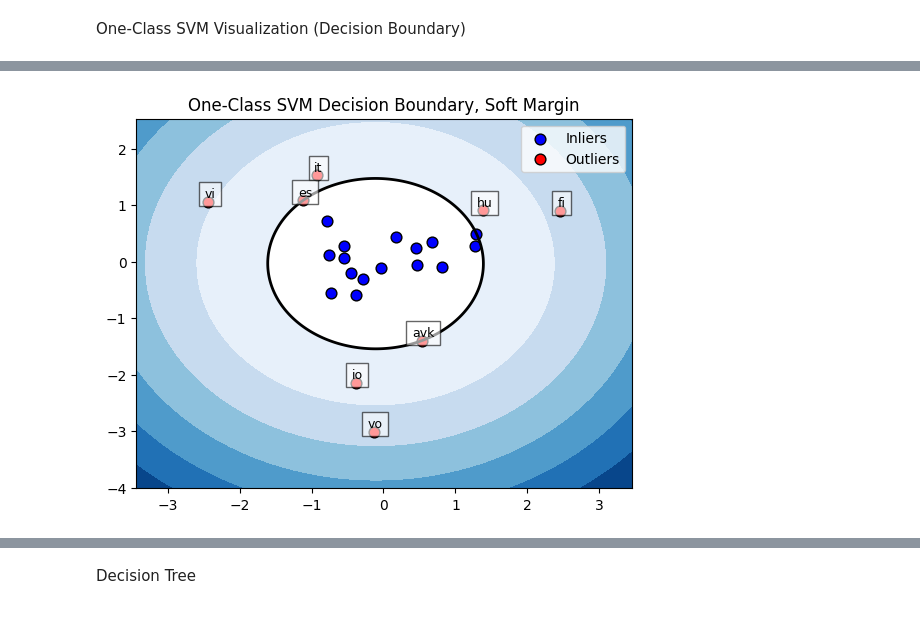
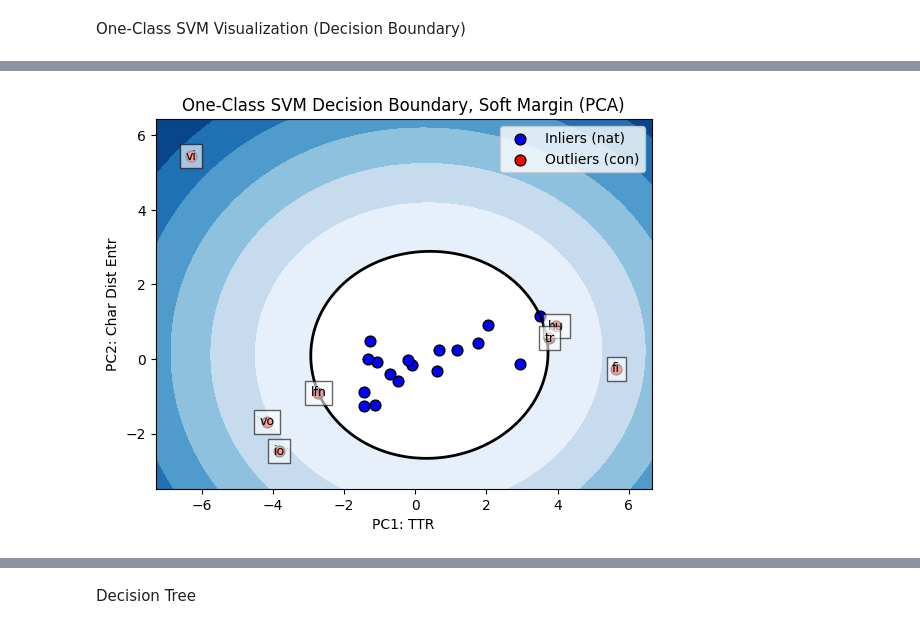
Before and after one commit to kirbergerconnor/iscl-thesis, a Jupyter notebook: classification.ipynb, the cells around one changed output, grey strips where cells are left out. Saved outputs shown, nothing was run; the diff lists cells and outputs as text; code cells hidden in the pictures.

Commit message:
Clean up OCSVM code and graph, include PC names

```diff
--- a/classification.ipynb
+++ b/classification.ipynb
@@ -154,83 +145,103 @@ One-Class SVM Visualization (Decision Boundary)
 # Plot decision function of finetuned One-Class SVM (visualization in 2D space)
 # How can I interpret the decision function? Should I visualize the decision boundary differently?
 
-features = data.drop(columns=['Corpus', 'Type'])
-target = np.where(data['Type'] == 'nat', 1, -1)
+X, y = data.iloc[:,2:].values.round(decimals=3), data.iloc[:,1].map({'con':-1, 'nat':1}).values
+scaler = StandardScaler()
+X_scaled = scaler.fit_transform(X)
+
 pca = PCA(n_components=2)
-features_2d = pca.fit_transform(features)
-scaler = StandardScaler()
-features_scaled = scaler.fit_transform(features_2d)
+X_pca = pca.fit_transform(X_scaled)
 
-# Annotate the outliers in the graph with their corresponding 'Corpus' values
-corpus = data['Corpus'].values
+# Find PC1 and PC2
+components_df = pd.DataFrame(pca.components_, columns=data.select_dtypes(include='number').columns, index=['PC1', 'PC2'])
+def get_top_features(components_df, pc_name, top_n=1):
+    pc_loadings = components_df.loc[pc_name]
+    top_features = pc_loadings.abs().nlargest(top_n).index
+    return top_features.tolist()
 
 # Hard Margin OCSVM
-# Has 2 outliers at n=0.01
-hard_ocsvm = OneClassSVM(kernel='rbf', gamma=0.01, nu=0.01)
-hard_ocsvm.fit(features_scaled)
+# Has 2 outliers at n=0.05
+hard_ocsvm = OneClassSVM(kernel='rbf', gamma=0.01, nu=0.05)
+hard_ocsvm.fit(X_pca)
 
 # Predict the decision function (distance to the decision boundary)
-hard_decision_function = hard_ocsvm.decision_function(features_scaled)
-hard_predictions = hard_ocsvm.predict(features_scaled)
+hard_decision_function = hard_ocsvm.decision_function(X_pca)
+hard_pred = hard_ocsvm.predict(X_pca)
 
 # Plot decision boundary and margins
-xx, yy = np.meshgrid(np.linspace(features_scaled[:, 0].min() - 1, features_scaled[:, 0].max() + 1, 500),
-                     np.linspace(features_scaled[:, 1].min() - 1, features_scaled[:, 1].max() + 1, 500))
+xx, yy = np.meshgrid(np.linspace(X_pca[:, 0].min() - 1, X_pca[:, 0].max() + 1, 500),
+                     np.linspace(X_pca[:, 1].min() - 1, X_pca[:, 1].max() + 1, 500))
 
 Z = hard_ocsvm.decision_function(np.c_[xx.ravel(), yy.ravel()])
 Z = Z.reshape(xx.shape)
 
 # Plot decision function as a contour plot
 plt.contourf(xx, yy, Z, levels=np.linspace(Z.min(), 0, 7), cmap=plt.cm.Blues_r)
-a = plt.contour(xx, yy, Z, levels=[0], linewidths=2, colors='black')
+plt.contour(xx, yy, Z, levels=[0], linewidths=2, colors='black')
 plt.contourf(xx, yy, Z, levels=[0, Z.max()], colors='white')
 
-plt.scatter(features_scaled[hard_predictions == 1][:, 0], features_scaled[hard_predictions == 1][:, 1],
-            c='blue', label='Inliers', edgecolors='k', s=60)
-plt.scatter(features_scaled[hard_predictions == -1][:, 0], features_scaled[hard_predictions == -1][:, 1],
-            c='red', label='Outliers', edgecolors='k', s=60)
+plt.scatter(X_pca[hard_pred == 1][:, 0], X_pca[hard_pred == 1][:, 1],
+            c='blue', label='Inliers (nat)', edgecolors='k', s=60)
+plt.scatter(X_pca[hard_pred == -1][:, 0], X_pca[hard_pred == -1][:, 1],
+            c='red', label='Outliers (con)', edgecolors='k', s=60)
 
-for i, corpus_value in enumerate(corpus):
-    if hard_predictions[i] == -1:
-        plt.text(features_scaled[i, 0] + 0.02, features_scaled[i, 1] + 0.02, corpus_value,
-                 fontsize=9, color='black', ha='center', va='bottom', bbox=dict(facecolor='white', alpha=0.6))
+for i, corpus_value in enumerate(data['Corpus'].values):
+    if hard_pred[i] == -1:
+        plt.annotate(
+            corpus_value,
+            (X_pca[i, 0], X_pca[i, 1]),
+            textcoords="offset points", xytext=(0, 0),
+            ha='center', va='center',
+            fontsize=9, color='black',
+            bbox=dict(facecolor='white', alpha=0.6)
+        )
 
-plt.title('One-Class SVM Decision Boundary, Hard Margin')
+plt.title('One-Class SVM Decision Boundary, Hard Margin (PCA)')
+plt.xlabel(f"PC1: {get_top_features(components_df, 'PC1')[0]}")
+plt.ylabel(f"PC2: {get_top_features(components_df, 'PC2')[0]}")
 plt.legend()
 plt.show()
 
 # Soft Margin OCSVM
 # Has 8 outliers at n=0.3
 soft_ocsvm = OneClassSVM(kernel='rbf', gamma=0.01, nu=0.3)
-soft_ocsvm.fit(features_scaled)
+soft_ocsvm.fit(X_pca)
 
 # Predict the decision function (distance to the decision boundary)
-soft_decision_function = soft_ocsvm.decision_function(features_scaled)
-soft_predictions = soft_ocsvm.predict(features_scaled)
+soft_decision_function = soft_ocsvm.decision_function(X_pca)
+soft_pred = soft_ocsvm.predict(X_pca)
 
 # Plot decision boundary and margins
-xx, yy = np.meshgrid(np.linspace(features_scaled[:, 0].min() - 1, features_scaled[:, 0].max() + 1, 500),
-                     np.linspace(features_scaled[:, 1].min() - 1, features_scaled[:, 1].max() + 1, 500))
+xx, yy = np.meshgrid(np.linspace(X_pca[:, 0].min() - 1, X_pca[:, 0].max() + 1, 500),
+                     np.linspace(X_pca[:, 1].min() - 1, X_pca[:, 1].max() + 1, 500))
 
 Z = soft_ocsvm.decision_function(np.c_[xx.ravel(), yy.ravel()])
 Z = Z.reshape(xx.shape)
 
 # Plot decision function as a contour plot
 plt.contourf(xx, yy, Z, levels=np.linspace(Z.min(), 0, 7), cmap=plt.cm.Blues_r)
-a = plt.contour(xx, yy, Z, levels=[0], linewidths=2, colors='black')
+plt.contour(xx, yy, Z, levels=[0], linewidths=2, colors='black')
 plt.contourf(xx, yy, Z, levels=[0, Z.max()], colors='white')
 
-plt.scatter(features_scaled[soft_predictions == 1][:, 0], features_scaled[soft_predictions == 1][:, 1],
-            c='blue', label='Inliers', edgecolors='k', s=60)
-plt.scatter(features_scaled[soft_predictions == -1][:, 0], features_scaled[soft_predictions == -1][:, 1],
-            c='red', label='Outliers', edgecolors='k', s=60)
+plt.scatter(X_pca[soft_pred == 1][:, 0], X_pca[soft_pred == 1][:, 1],
+            c='blue', label='Inliers (nat)', edgecolors='k', s=60)
+plt.scatter(X_pca[soft_pred == -1][:, 0], X_pca[soft_pred == -1][:, 1],
+            c='red', label='Outliers (con)', edgecolors='k', s=60)
 
-for i, corpus_value in enumerate(corpus):
-    if soft_predictions[i] == -1:
-        plt.text(features_scaled[i, 0] + 0.02, features_scaled[i, 1] + 0.02, corpus_value,
-                 fontsize=9, color='black', ha='center', va='bottom', bbox=dict(facecolor='white', alpha=0.6))
+for i, corpus_value in enumerate(data['Corpus'].values):
+    if soft_pred[i] == -1:
+        plt.annotate(
+            corpus_value,
+            (X_pca[i, 0], X_pca[i, 1]),
+            textcoords="offset points", xytext=(0, 0),
+            ha='center', va='center',
+            fontsize=9, color='black',
+            bbox=dict(facecolor='white', alpha=0.6)
+        )
 
-plt.title('One-Class SVM Decision Boundary, Soft Margin')
+plt.title('One-Class SVM Decision Boundary, Soft Margin (PCA)')
+plt.xlabel(f"PC1: {get_top_features(components_df, 'PC1')[0]}")
+plt.ylabel(f"PC2: {get_top_features(components_df, 'PC2')[0]}")
 plt.legend()
 plt.show()
 # %% [output]
@@ -238 +249 @@ plt.show()
-[figure, old version]
+[figure, new version]
```
Also changed, not shown: parts of 4 cells of this notebook, 1 other file.
